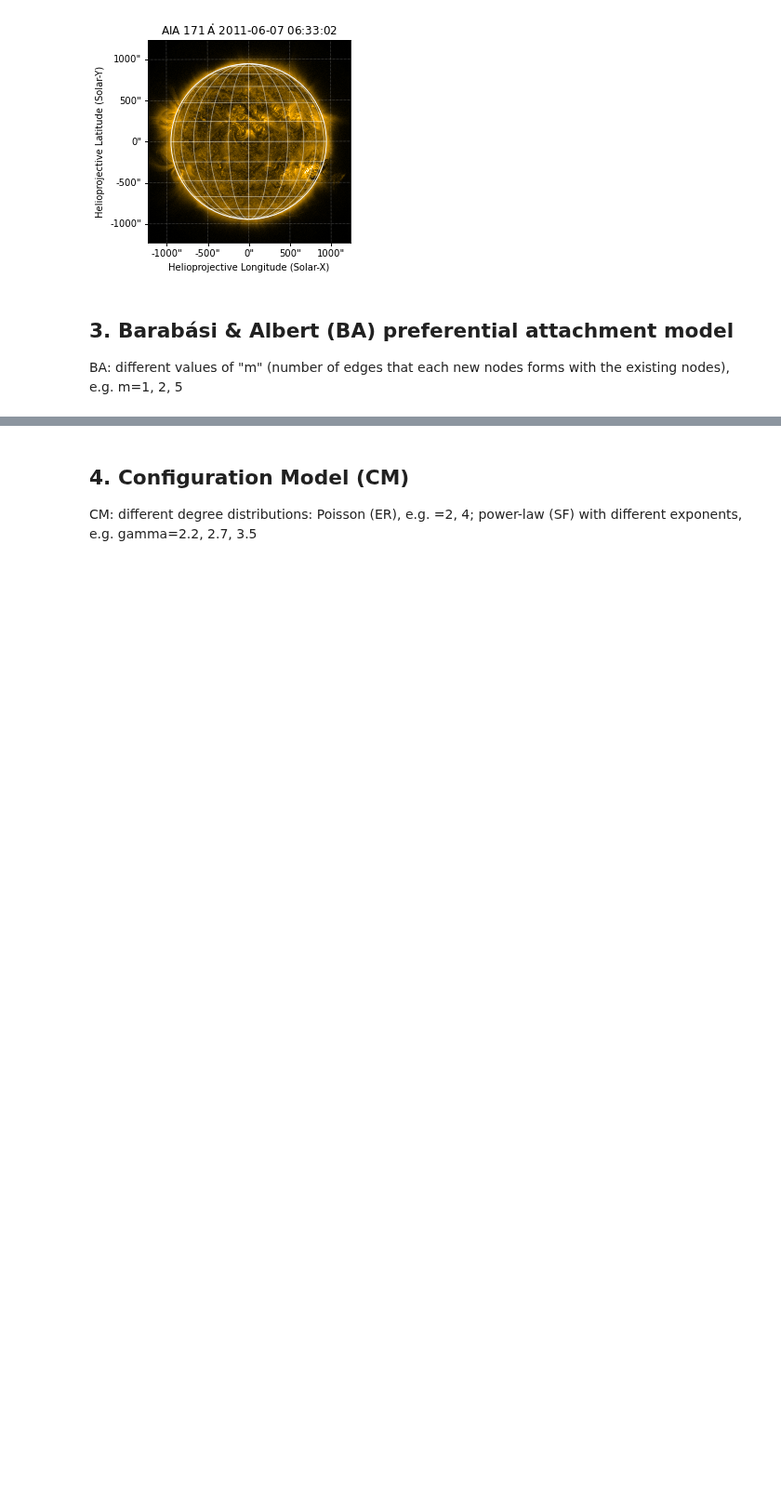
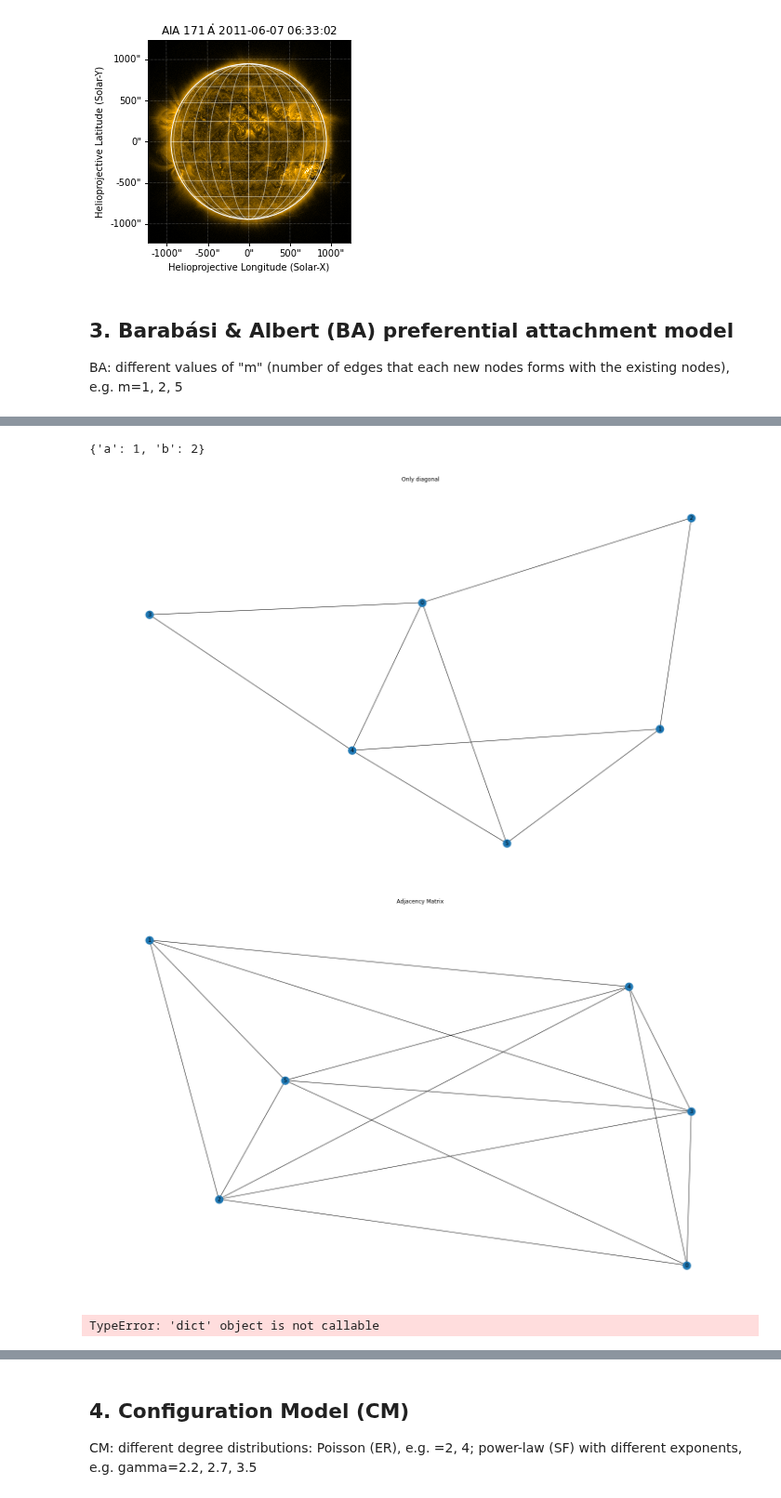
Before and after one commit to EjbejaranosAI/Complex_Networks, a Jupyter notebook: 2_Models_of_complex_networks/Main_test.ipynb, the cells around one changed output, grey strips where cells are left out. Shown at 93% size. Cells and saved outputs as stored; diff of their text form; code cells hidden in the pictures; blank space fills up the shorter version.

```diff
--- a/2_Models_of_complex_networks/Main_test.ipynb
+++ b/2_Models_of_complex_networks/Main_test.ipynb
@@ -241,0 +372,33 @@ N =
+# %%
+d
+# %% [output]
+{'a': 1, 'b': 2}
+# %%
+nodes = 6
+adjacency_matrix = np.random.randint(low=0,high=2, size=(nodes,nodes))
+np.fill_diagonal(adjacency_matrix, 0)
+test = np.triu(adjacency_matrix)
+graph = nx.from_numpy_array(test)
+graph1 = nx.from_numpy_array(adjacency_matrix)
+#print(dict(graph.degree()).values())
+#np.fill_diagonal(adjacency_matrix, 0)
+#assert sum(adjacency_matrix.diagonal()) == 0
+nx.draw(graph,with_labels=True)
+plt.title("Only diagonal")
+plt.show()
+nx.draw(graph1,with_labels=True)
+plt.title("Adjacency Matrix")
+plt.show()
+def get_degree(x):
+    a = dict(x.degree()).values()
+    counter = [x for x in a]
+    return counter
+
+d1 = get_degree(graph)
+print(sum(d1)/len(d1))
+d2 = get_degree(graph1)
+print(sum(d2)/len(d2))
+# %% [output]
+[figure, added]
+[figure, added]
+TypeError: 'dict' object is not callable
```
Also changed, not shown: parts of 26 cells of this notebook.
